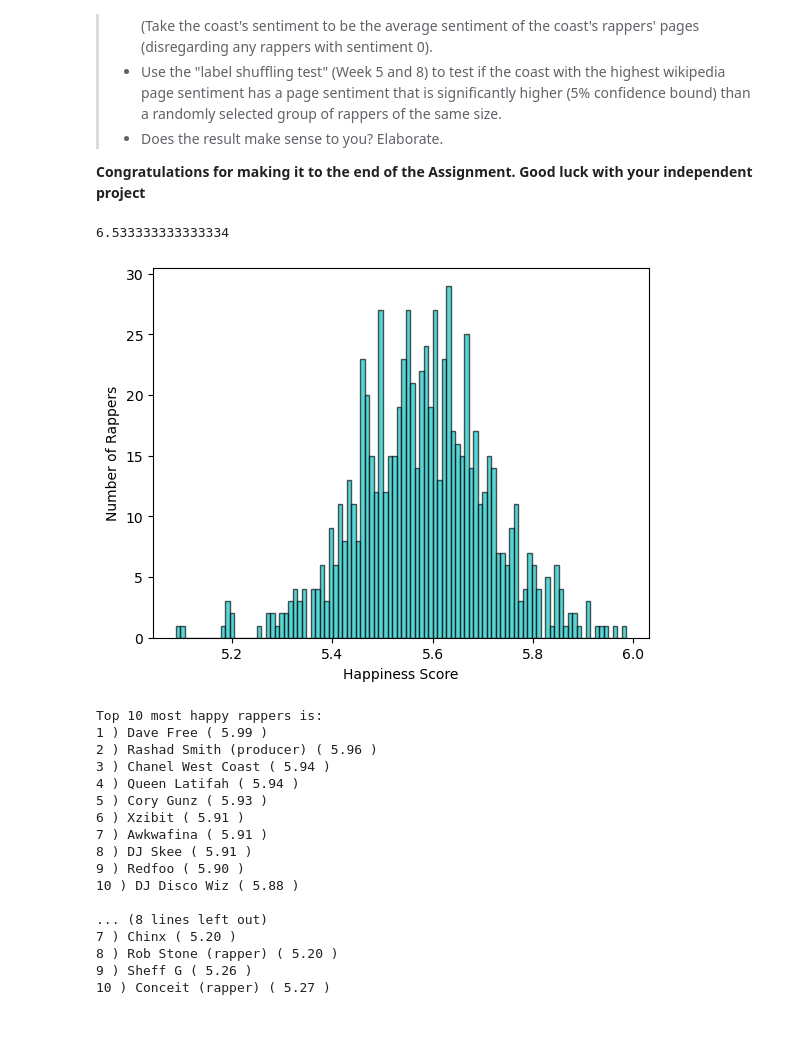
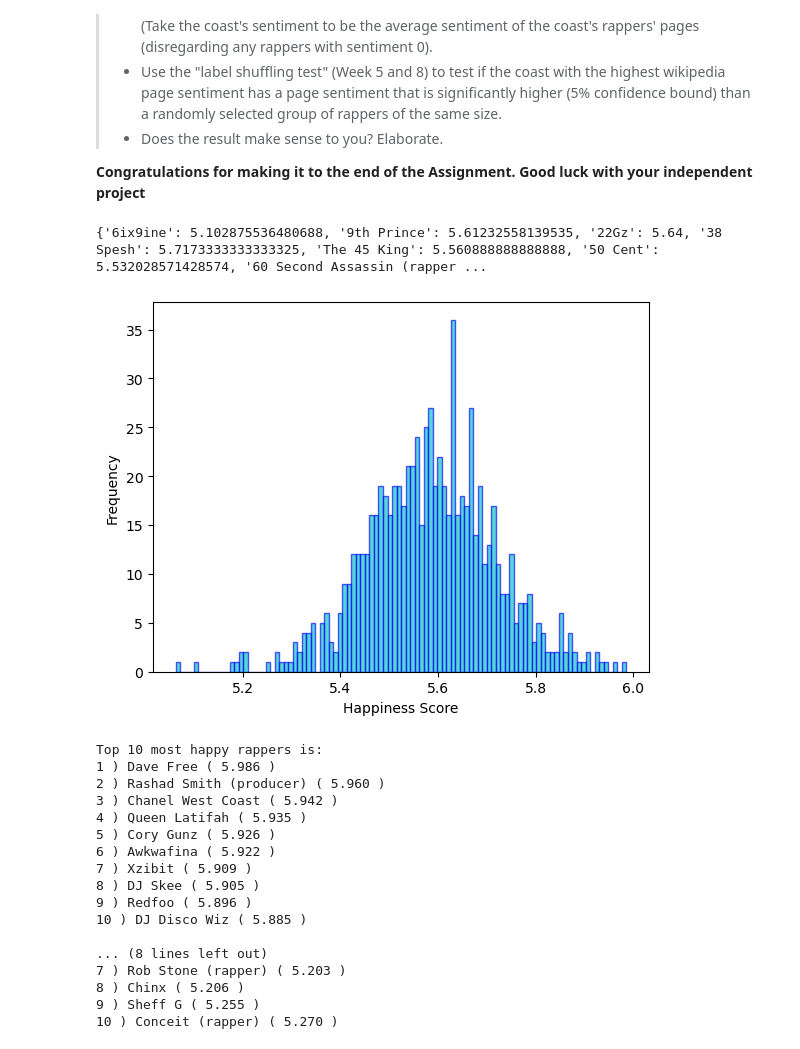
Before and after one commit to s185231/02805_SocialGraphs, a Jupyter notebook: Assignment2.ipynb, the cells around one changed output. Drawn from its saved outputs; the diff is of its cells as text; code cells hidden in the pictures.

Commit message:
Text added

```diff
--- a/Assignment2.ipynb
+++ b/Assignment2.ipynb
@@ -301,4 +282,0 @@ def sentiment_score(text):
-# %%
-print(sentiment_score("I am happy"))
-# %% [output]
-6.533333333333334
@@ -309,12 +283,28 @@ test_dict['test'] = 1
+# %%
+from nltk import FreqDist
+
+def sentiment_score(text):
+    text = word_tokenize(text)
+    text = [word.lower() for word in text if word.isalpha()]
+
+    total = 0
+    sent = 0
+    fdist = FreqDist(text)
+    for word in fdist:
+        if word in list(labmt['word']):
+            sent += labmt['happiness_average'].loc[labmt['word'] == word].values[0] * fdist[word]
+            total += fdist[word]
+
+    sent /= total
+
+    return sent
 # %%
-def rappers_happiness(rappers):
+def sentiment_rappers(rappers):
     rappers_happiness = {}
     for rapper in rappers:
-
         with open("data/rappers_text/"+rapper+'.txt') as f:
             try:
-                rapper_text = f.readlines()
-                rapper_text = rapper_text[0]
+                rapper_text = f.readlines()[0]
             except:
                 continue
 
@@ -322,41 +312,43 @@ def rappers_happiness(rappers):
 
     return rappers_happiness
 
-rappers_happiness = rappers_happiness(rappers_names)
+rappers_happiness = sentiment_rappers(rappers_names)
+# %% [output]
+{'6ix9ine': 5.102875536480688, '9th Prince': 5.61232558139535, '22Gz': 5.64, '38 Spesh': 5.7173333333333325, 'The 45 King': 5.560888888888888, '50 Cent': 5.532028571428574, '60 Second Assassin (rapper ...
 # %%
-plt.hist(list(rappers_happiness.values()), bins=100, color='c', edgecolor='k', alpha=0.65)
+plt.hist(list(rappers_happiness.values()), bins=100, color='c', edgecolor='blue', alpha=0.65)
 plt.xlabel('Happiness Score')
-plt.ylabel('Number of Rappers')
+plt.ylabel('Frequency')
 plt.show()
 # %% [output]
-[figure, old version]
+[figure, new version]
 # %%
 sorted_rappers_happiness = dict(sorted(rappers_happiness.items(), key=lambda x:x[1], reverse=True))
 # %%
 print("Top 10 most happy rappers is: ")
 for i in range(10):
-    print(i+1, ")",list(sorted_rappers_happiness.keys())[i],"(", f'{list(sorted_rappers_happiness.values())[i]:.2f}', ")")
+    print(i+1, ")",list(sorted_rappers_happiness.keys())[i],"(", f'{list(sorted_rappers_happiness.values())[i]:.3f}', ")")
 
 print("\n")
 print("Top 10 least happy rappers is: ")
 for i in range(10):
-    print(i+1, ")",list(sorted_rappers_happiness.keys())[-i-1],"(", f'{list(sorted_rappers_happiness.values())[-i-1]:.2f}',")")
+    print(i+1, ")",list(sorted_rappers_happiness.keys())[-i-1],"(", f'{list(sorted_rappers_happiness.values())[-i-1]:.3f}',")")
 # %% [output]
 Top 10 most happy rappers is:
-1 ) Dave Free ( 5.99 )
-2 ) Rashad Smith (producer) ( 5.96 )
-3 ) Chanel West Coast ( 5.94 )
-4 ) Queen Latifah ( 5.94 )
-5 ) Cory Gunz ( 5.93 )
-6 ) Xzibit ( 5.91 )
-7 ) Awkwafina ( 5.91 )
-8 ) DJ Skee ( 5.91 )
-9 ) Redfoo ( 5.90 )
-10 ) DJ Disco Wiz ( 5.88 )
+1 ) Dave Free ( 5.986 )
+2 ) Rashad Smith (producer) ( 5.960 )
+3 ) Chanel West Coast ( 5.942 )
+4 ) Queen Latifah ( 5.935 )
+5 ) Cory Gunz ( 5.926 )
+6 ) Awkwafina ( 5.922 )
+7 ) Xzibit ( 5.909 )
+8 ) DJ Skee ( 5.905 )
+9 ) Redfoo ( 5.896 )
+10 ) DJ Disco Wiz ( 5.885 )
 
 ... (8 lines left out)
-7 ) Chinx ( 5.20 )
-8 ) Rob Stone (rapper) ( 5.20 )
-9 ) Sheff G ( 5.26 )
-10 ) Conceit (rapper) ( 5.27 )
+7 ) Rob Stone (rapper) ( 5.203 )
+8 ) Chinx ( 5.206 )
+9 ) Sheff G ( 5.255 )
+10 ) Conceit (rapper) ( 5.270 )
 # %%
```
Also changed, not shown: parts of 21 cells of this notebook.
